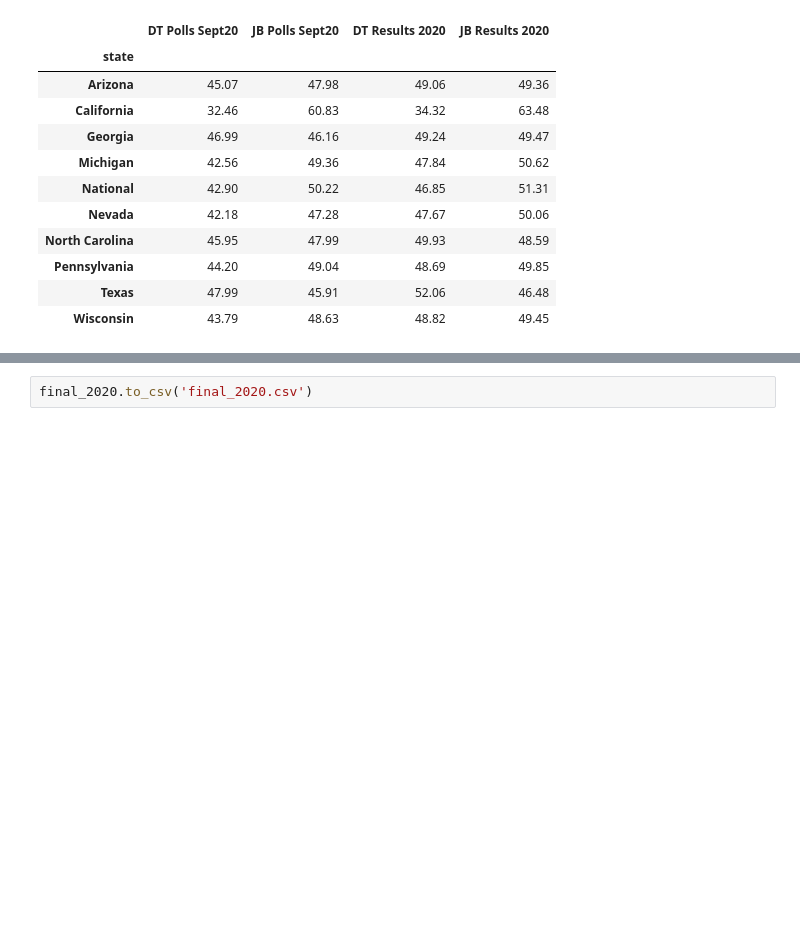
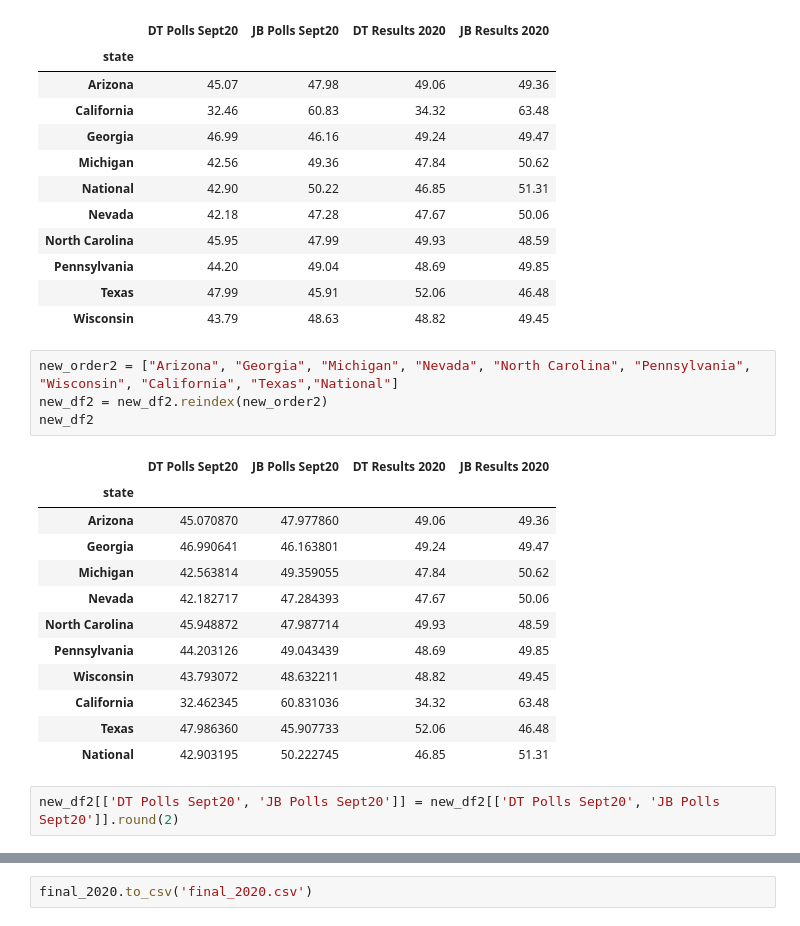
Before and after one commit to Victoria175969/Can-Kamala-Win-, a Jupyter notebook: 2016.ipynb, the cells around one changed output, grey strips where cells are left out. Saved outputs shown, nothing was run; the diff lists cells and outputs as text; blank space fills up the shorter version.

```diff
--- a/2016.ipynb
+++ b/2016.ipynb
@@ -831,5 +793,24 @@ See the caveats in the documentation: https://pandas.pydata.org/pandas-docs/stab
 | Pennsylvania | 44.20 | 49.04 | 48.69 | 49.85 |
 | Texas | 47.99 | 45.91 | 52.06 | 46.48 |
 | Wisconsin | 43.79 | 48.63 | 48.82 | 49.45 |
+# %%
+new_order2 = ["Arizona", "Georgia", "Michigan", "Nevada", "North Carolina", "Pennsylvania", "Wisconsin", "California", "Texas","National"]
+new_df2 = new_df2.reindex(new_order2)
+new_df2
+# %% [output]
+|  | DT Polls Sept20 | JB Polls Sept20 | DT Results 2020 | JB Results 2020 |
+| state |  |  |  |  |
+| Arizona | 45.070870 | 47.977860 | 49.06 | 49.36 |
+| Georgia | 46.990641 | 46.163801 | 49.24 | 49.47 |
+| Michigan | 42.563814 | 49.359055 | 47.84 | 50.62 |
+| Nevada | 42.182717 | 47.284393 | 47.67 | 50.06 |
+| North Carolina | 45.948872 | 47.987714 | 49.93 | 48.59 |
+| Pennsylvania | 44.203126 | 49.043439 | 48.69 | 49.85 |
+| Wisconsin | 43.793072 | 48.632211 | 48.82 | 49.45 |
+| California | 32.462345 | 60.831036 | 34.32 | 63.48 |
+| Texas | 47.986360 | 45.907733 | 52.06 | 46.48 |
+| National | 42.903195 | 50.222745 | 46.85 | 51.31 |
+# %%
+new_df2[['DT Polls Sept20', 'JB Polls Sept20']] = new_df2[['DT Polls Sept20', 'JB Polls Sept20']].round(2)
 # %%
 new_df2.to_csv('new_df2.csv')
```
Also changed, not shown: parts of 4 cells of this notebook, 1 other file.
